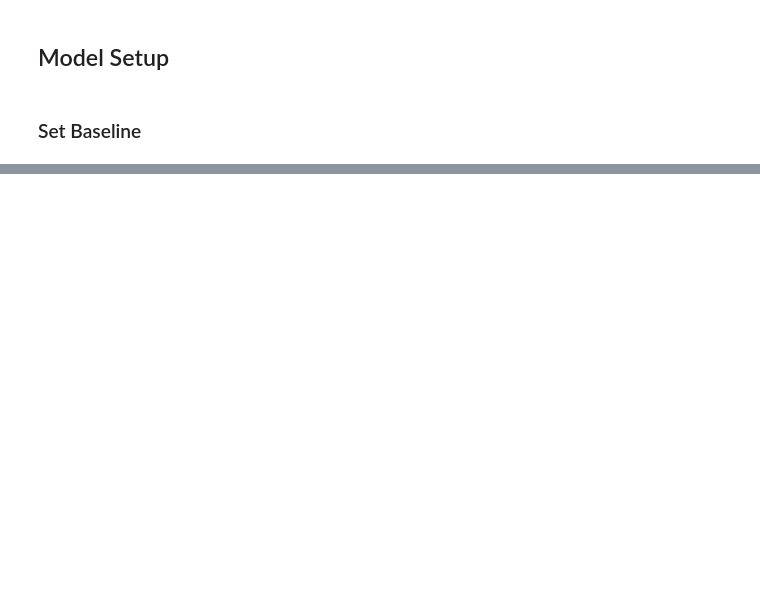
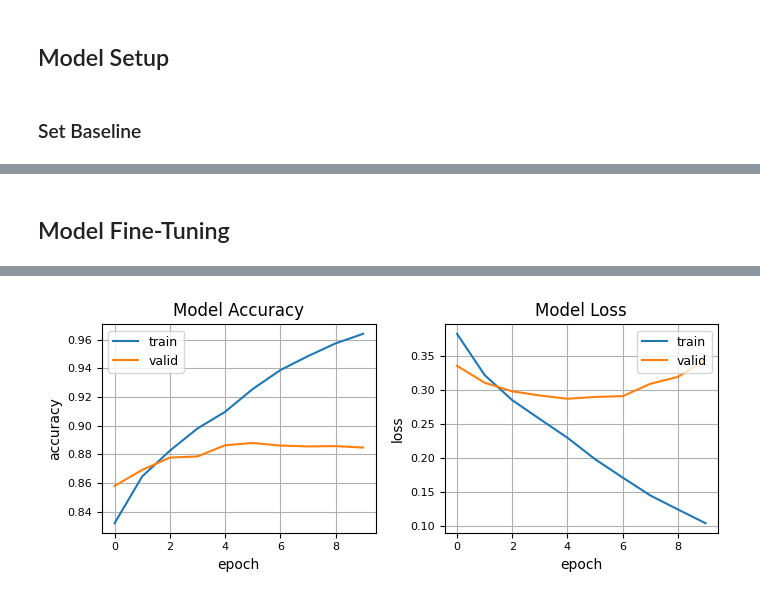
Before and after one commit to OMarchevska/NLP, a Jupyter notebook: Sentiment_Analysis.ipynb, the cells around one changed output, grey strips where cells are left out. Cells and saved outputs as stored; diff of their text form; code cells hidden in the pictures; blank space fills up the shorter version.

Commit message:
Model parameters tuning

```diff
--- a/Sentiment_Analysis.ipynb
+++ b/Sentiment_Analysis.ipynb
@@ -188,3 +163,13 @@ Model: "bert_classifier"
 # %%
+# save model performance to compare later
+accuracy = {}
+
+# evaluate base model with default parameters
+model = get_model()
+# get model's preset learning rate
+print("Default learning rate:", model.optimizer.get_config()["learning_rate"])
 _ = model.fit(train_ds, validation_data=val_ds, epochs=1)
+# get performance
+accuracy["Baseline"] = model.evaluate(test_ds, return_dict=True, verbose=0)["accuracy"]
+print("Baseline model performance on the test set:", accuracy["Baseline"])
 # %% [output]
@@ -238,0 +177,34 @@ KeyboardInterrupt:
+# %% [markdown]
+## Model Fine-Tuning
+# %%
+# helper function to visualize model training curves
+def plot_history(history):
+    _, (ax1, ax2) = plt.subplots(1, 2, figsize=(7, 3))
+    ax1.plot(history.history['accuracy'])
+    ax1.plot(history.history['val_accuracy'])
+    ax1.set_title('Model Accuracy')
+    ax1.set_ylabel('accuracy')
+    ax1.set_xlabel('epoch')
+    ax1.legend(['train', 'valid'], loc='upper left')
+    ax1.grid(True)
+
+    ax2.plot(history.history['loss'])
+    ax2.plot(history.history['val_loss'])
+    ax2.set_title('Model Loss')
+    ax2.set_ylabel('loss')
+    ax2.set_xlabel('epoch')
+    ax2.legend(['train', 'valid'], loc='upper right')
+    ax2.grid(True)
+    plt.tight_layout()
+    plt.show()
+
+# def plot compare models?
+# %%
+model = get_model(dropout=0.3)
+model.compile(optimizer=tf.keras.optimizers.Adam(learning_rate=2e-5),
+              loss=tf.keras.losses.SparseCategoricalCrossentropy(from_logits=True),
+              metrics=["accuracy"])
+history = model.fit(train_ds, validation_data=val_ds, epochs=10)
+plot_history(history)
+print("Model performance on the test set:", model.evaluate(test_ds, return_dict=True, verbose=0)["accuracy"])
+# %% [output]
@@ -238,0 +231 @@ KeyboardInterrupt:
+[figure, added]
```
Also changed, not shown: parts of 13 cells of this notebook.
